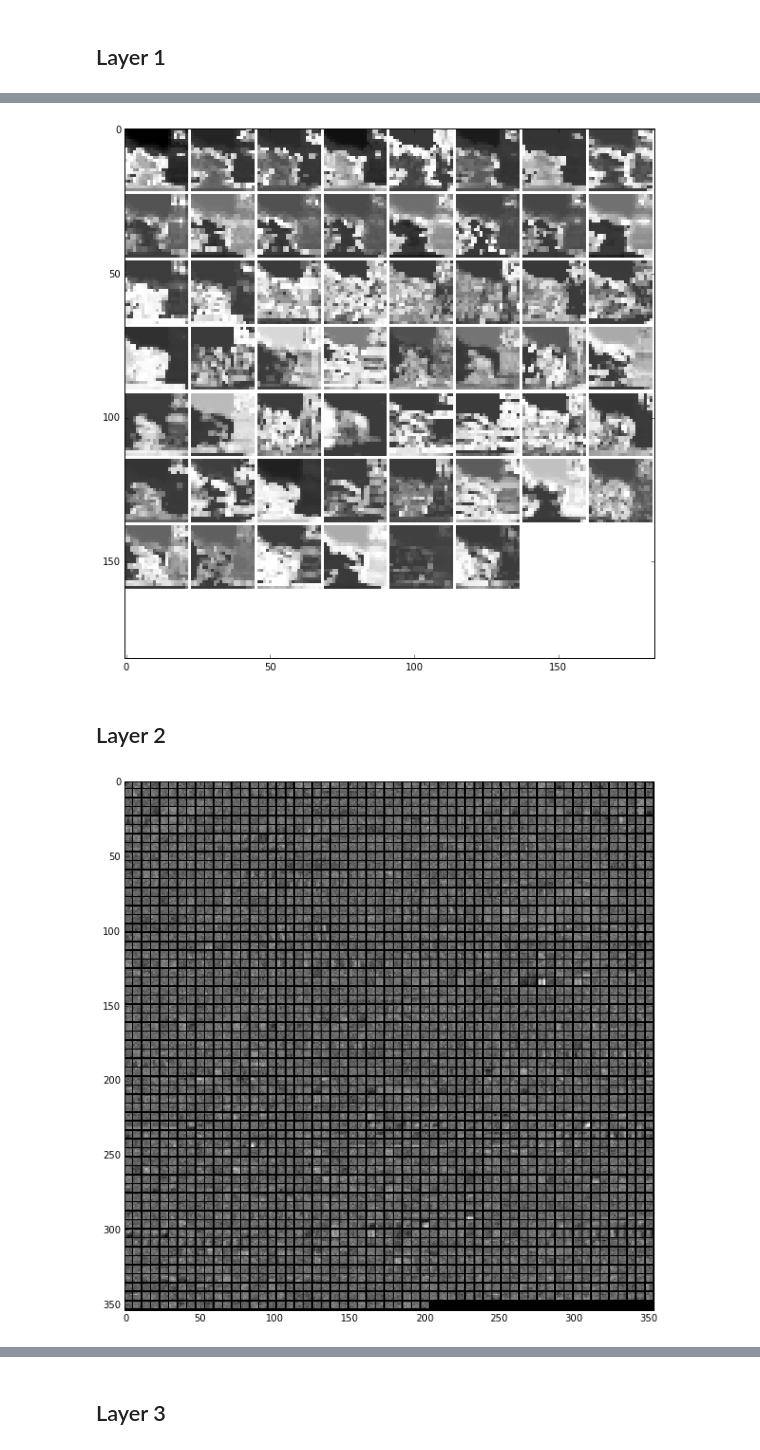
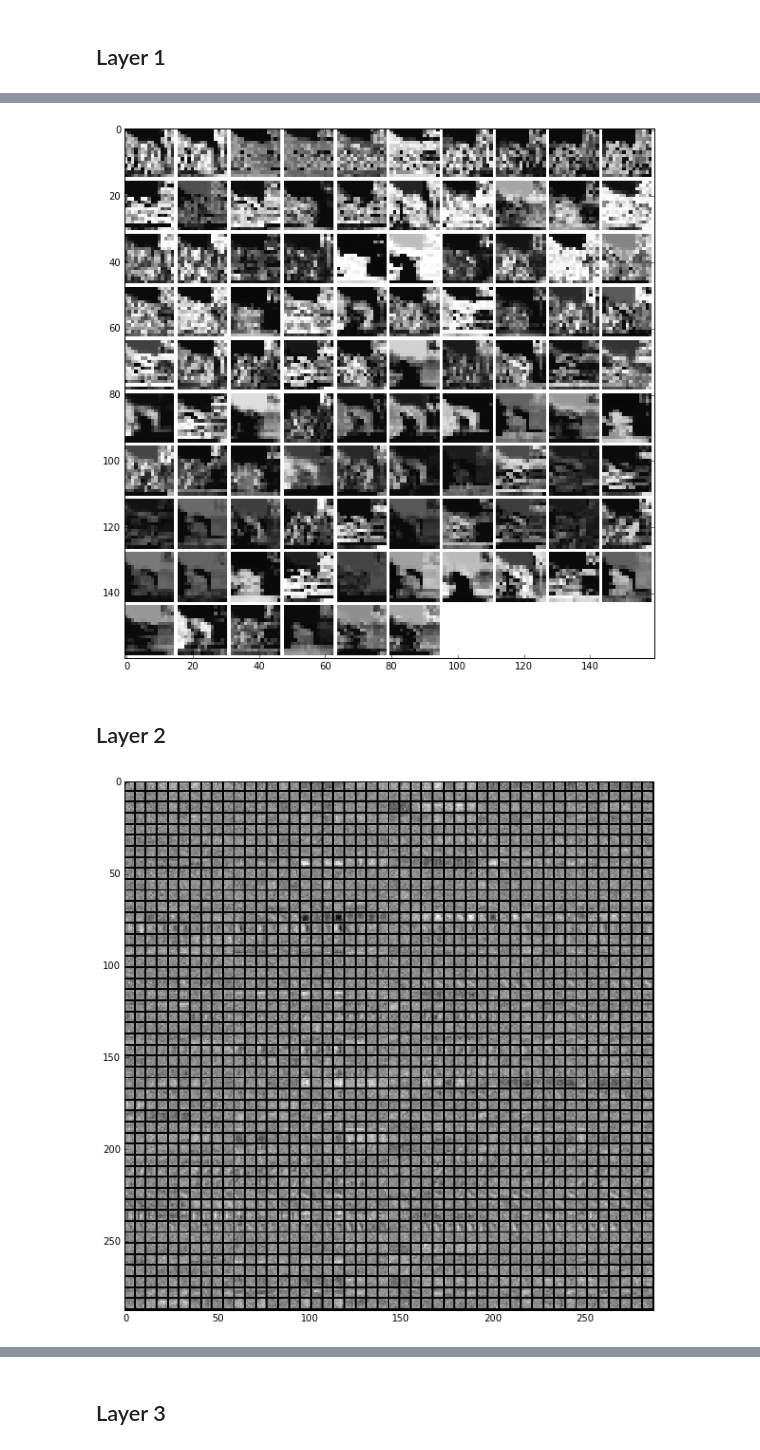
Before and after one commit to jhamrick/CS280MiniPlaces, a Jupyter notebook: Analysis.ipynb, the cells around one changed output, grey strips where cells are left out. Saved outputs shown, nothing was run; the diff lists cells and outputs as text; code cells hidden in the pictures.

```diff
--- a/Analysis.ipynb
+++ b/Analysis.ipynb
@@ -16,7 +16,7 @@ plt.rcParams['image.cmap'] = 'gray'
 caffe.set_device(0)
 caffe.set_mode_gpu()
 
-ITERS = 40000
+ITERS = 50000
 # %%
 @interact
 def predict(i=(0, 1000)):
@@ -121,14 +120,14 @@ utils.vis_square(feat, padval=1)
 feat = net.blobs['pool1'].data[0]
 utils.vis_square(feat, padval=1)
 # %% [output]
-[figure, old version]
+[figure, new version]
 # %% [markdown]
 ## Layer 2
 # %%
 filters = net.params['conv2'][0].data
-utils.vis_square(filters.reshape(128*27, 5, 5))
+utils.vis_square(filters[:48].reshape(48**2, 5, 5))
 # %% [output]
-[figure, old version]
+[figure, new version]
 # %%
 fig, ax = plt.subplots()
 ax.hist(filters.ravel(), bins=50)
```
Also changed, not shown: parts of 24 cells of this notebook, 7 other files.
